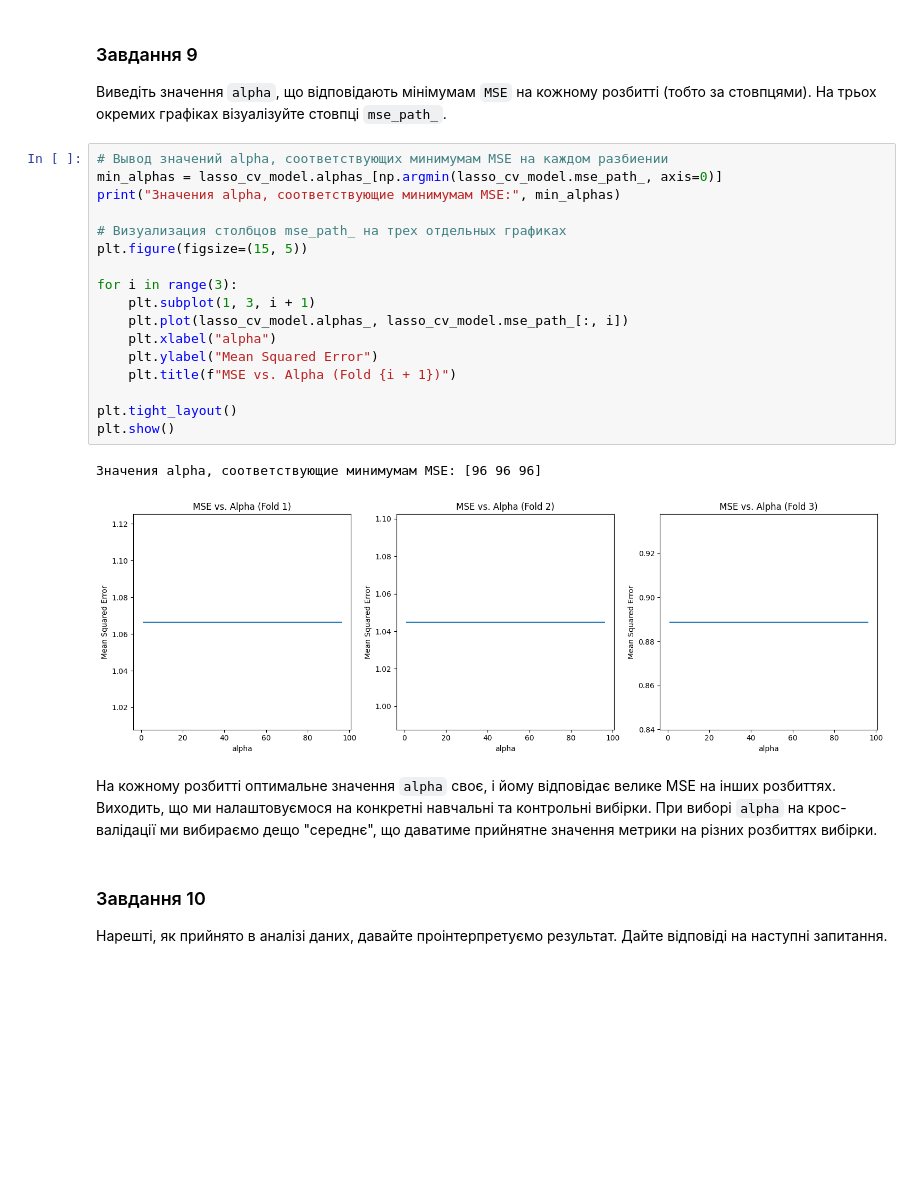
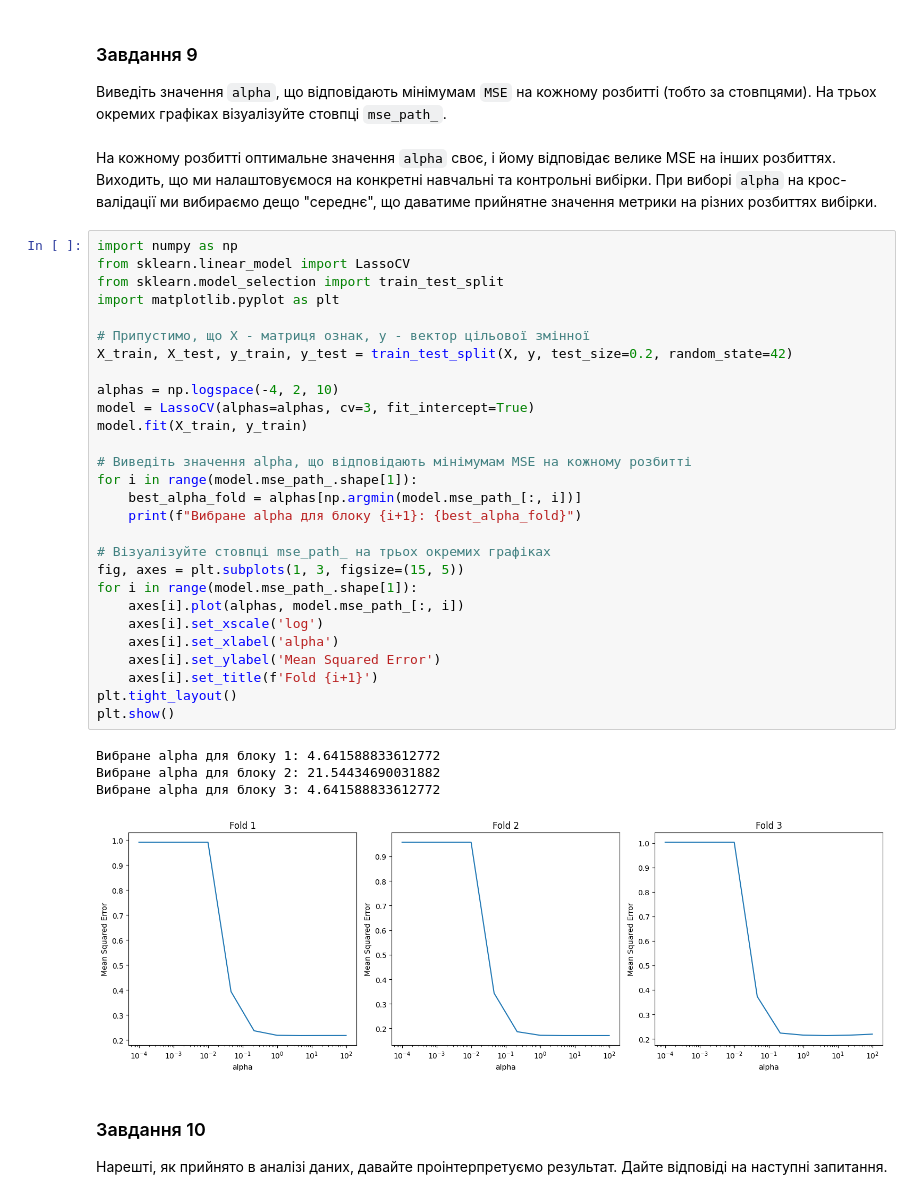
Before and after one commit to pilipandr770/h_w_7_goit_da_ml, a Jupyter notebook: OverfittingHomeWork.ipynb, the cells around one changed output. Cells and saved outputs as stored; diff of their text form; blank space fills up the shorter version.

```diff
--- a/OverfittingHomeWork.ipynb
+++ b/OverfittingHomeWork.ipynb
@@ -484,28 +576,41 @@ windspeed(ms): -0.0
 
 Виведіть значення `alpha`, що відповідають мінімумам `MSE` на кожному розбитті (тобто за стовпцями).
 На трьох окремих графіках візуалізуйте стовпці `mse_path_`.
-# %%
-# Вывод значений alpha, соответствующих минимумам MSE на каждом разбиении
-min_alphas = lasso_cv_model.alphas_[np.argmin(lasso_cv_model.mse_path_, axis=0)]
-print("Значения alpha, соответствующие минимумам MSE:", min_alphas)
-
-# Визуализация столбцов mse_path_ на трех отдельных графиках
-plt.figure(figsize=(15, 5))
-
-for i in range(3):
-    plt.subplot(1, 3, i + 1)
-    plt.plot(lasso_cv_model.alphas_, lasso_cv_model.mse_path_[:, i])
-    plt.xlabel("alpha")
-    plt.ylabel("Mean Squared Error")
-    plt.title(f"MSE vs. Alpha (Fold {i + 1})")
-
-plt.tight_layout()
-plt.show()
-# %% [output]
-Значения alpha, соответствующие минимумам MSE: [96 96 96]
-[figure, removed]
 # %% [markdown]
 На кожному розбитті оптимальне значення `alpha` своє, і йому відповідає велике MSE на інших розбиттях. Виходить, що ми налаштовуємося на конкретні навчальні та контрольні вибірки. При виборі `alpha` на крос-валідації ми вибираємо дещо "середнє", що даватиме прийнятне значення метрики на різних розбиттях вибірки.
+# %%
+import numpy as np
+from sklearn.linear_model import LassoCV
+from sklearn.model_selection import train_test_split
+import matplotlib.pyplot as plt
+
+# Припустимо, що X - матриця ознак, y - вектор цільової змінної
+X_train, X_test, y_train, y_test = train_test_split(X, y, test_size=0.2, random_state=42)
+
+alphas = np.logspace(-4, 2, 10)
+model = LassoCV(alphas=alphas, cv=3, fit_intercept=True)
+model.fit(X_train, y_train)
+
+# Виведіть значення alpha, що відповідають мінімумам MSE на кожному розбитті
+for i in range(model.mse_path_.shape[1]):
+    best_alpha_fold = alphas[np.argmin(model.mse_path_[:, i])]
+    print(f"Вибране alpha для блоку {i+1}: {best_alpha_fold}")
+
+# Візуалізуйте стовпці mse_path_ на трьох окремих графіках
+fig, axes = plt.subplots(1, 3, figsize=(15, 5))
+for i in range(model.mse_path_.shape[1]):
+    axes[i].plot(alphas, model.mse_path_[:, i])
+    axes[i].set_xscale('log')
+    axes[i].set_xlabel('alpha')
+    axes[i].set_ylabel('Mean Squared Error')
+    axes[i].set_title(f'Fold {i+1}')
+plt.tight_layout()
+plt.show()
+# %% [output]
+Вибране alpha для блоку 1: 4.641588833612772
+Вибране alpha для блоку 2: 21.54434690031882
+Вибране alpha для блоку 3: 4.641588833612772
+[figure, added]
 # %% [markdown]
 ### Завдання 10
 
```
Also changed, not shown: parts of 10 cells of this notebook.
